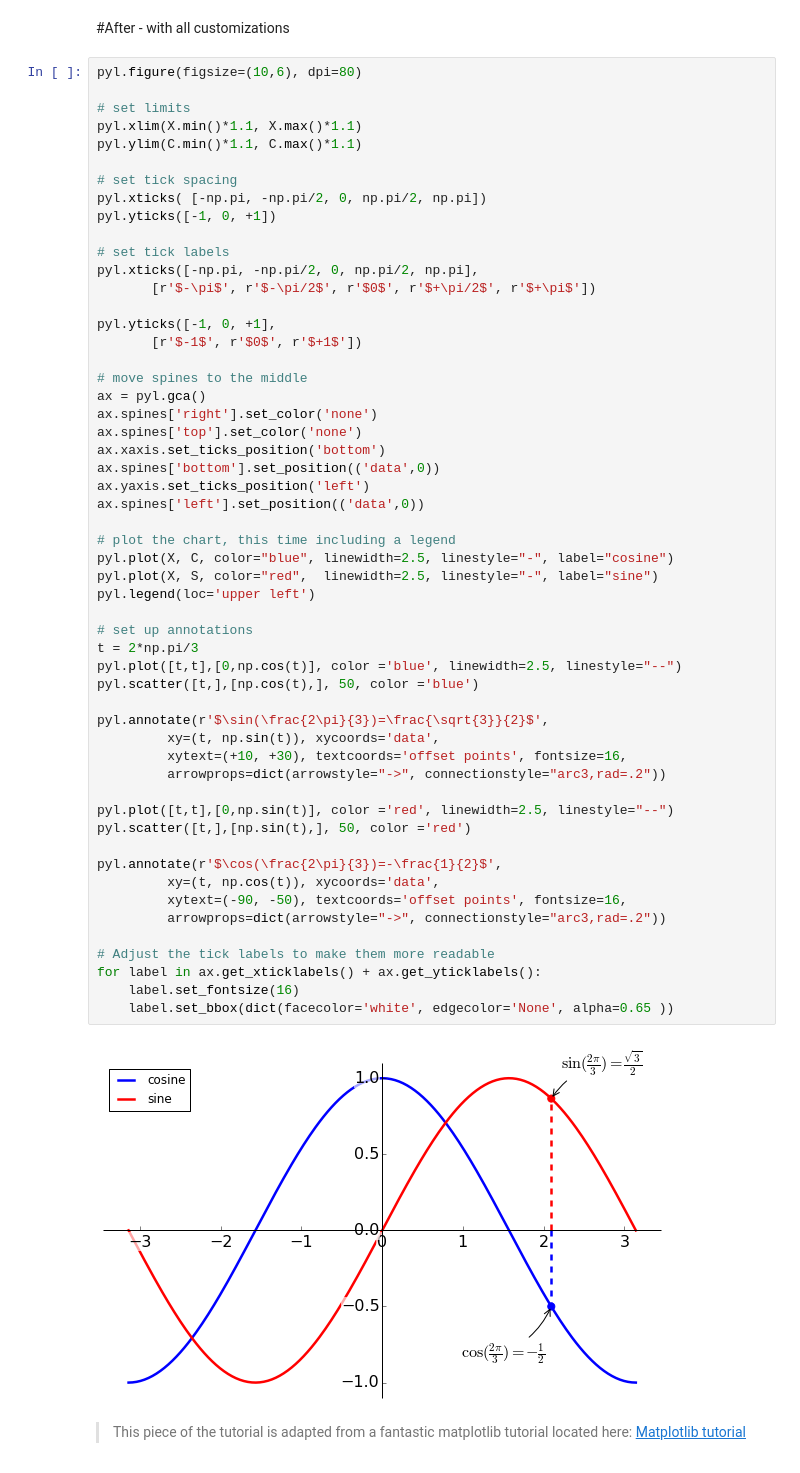
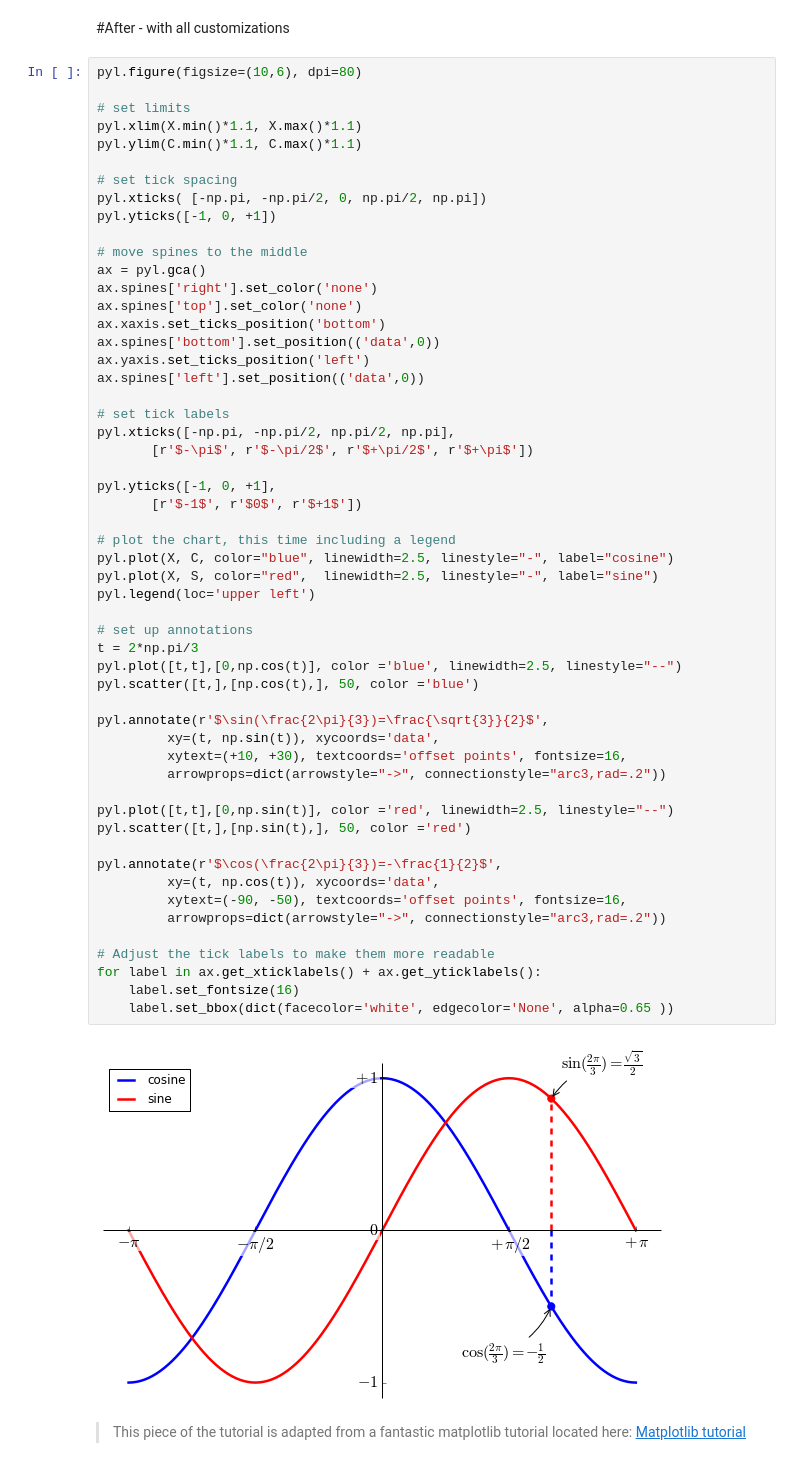
Before and after one commit to dtherrick/data-analysis-bootcamp, a Jupyter notebook: iPython/Section 3/Section 3 - Graphics.ipynb, the cells around one changed output. Cells and saved outputs as stored; diff of their text form.

```diff
--- a/iPython/Section 3/Section 3 - Graphics.ipynb
+++ b/iPython/Section 3/Section 3 - Graphics.ipynb
@@ -414,13 +410,6 @@ pyl.ylim(C.min()*1.1, C.max()*1.1)
 pyl.xticks( [-np.pi, -np.pi/2, 0, np.pi/2, np.pi])
 pyl.yticks([-1, 0, +1])
 
-# set tick labels
-pyl.xticks([-np.pi, -np.pi/2, 0, np.pi/2, np.pi],
-       [r'$-\pi$', r'$-\pi/2$', r'$0$', r'$+\pi/2$', r'$+\pi$'])
-
-pyl.yticks([-1, 0, +1],
-       [r'$-1$', r'$0$', r'$+1$'])
-
 # move spines to the middle
 ax = pyl.gca()
 ax.spines['right'].set_color('none')
@@ -429,36 +418,43 @@ ax.xaxis.set_ticks_position('bottom')
 ax.spines['bottom'].set_position(('data',0))
 ax.yaxis.set_ticks_position('left')
 ax.spines['left'].set_position(('data',0))
+
+# set tick labels
+pyl.xticks([-np.pi, -np.pi/2, np.pi/2, np.pi],
+       [r'$-\pi$', r'$-\pi/2$', r'$+\pi/2$', r'$+\pi$'])
+
+pyl.yticks([-1, 0, +1],
+       [r'$-1$', r'$0$', r'$+1$'])
 
 # plot the chart, this time including a legend
 pyl.plot(X, C, color="blue", linewidth=2.5, linestyle="-", label="cosine")
 pyl.plot(X, S, color="red",  linewidth=2.5, linestyle="-", label="sine")
 pyl.legend(loc='upper left')
 
 # set up annotations
 t = 2*np.pi/3
 pyl.plot([t,t],[0,np.cos(t)], color ='blue', linewidth=2.5, linestyle="--")
 pyl.scatter([t,],[np.cos(t),], 50, color ='blue')
 
 pyl.annotate(r'$\sin(\frac{2\pi}{3})=\frac{\sqrt{3}}{2}$',
          xy=(t, np.sin(t)), xycoords='data',
          xytext=(+10, +30), textcoords='offset points', fontsize=16,
          arrowprops=dict(arrowstyle="->", connectionstyle="arc3,rad=.2"))
 
 pyl.plot([t,t],[0,np.sin(t)], color ='red', linewidth=2.5, linestyle="--")
 pyl.scatter([t,],[np.sin(t),], 50, color ='red')
 
 pyl.annotate(r'$\cos(\frac{2\pi}{3})=-\frac{1}{2}$',
          xy=(t, np.cos(t)), xycoords='data',
          xytext=(-90, -50), textcoords='offset points', fontsize=16,
          arrowprops=dict(arrowstyle="->", connectionstyle="arc3,rad=.2"))
 
 # Adjust the tick labels to make them more readable
 for label in ax.get_xticklabels() + ax.get_yticklabels():
     label.set_fontsize(16)
     label.set_bbox(dict(facecolor='white', edgecolor='None', alpha=0.65 ))
 # %% [output]
-[figure, old version]
+[figure, new version]
 # %% [markdown]
 >This piece of the tutorial is adapted from a fantastic matplotlib tutorial located here:
 >[Matplotlib tutorial](http://www.labri.fr/perso/nrougier/teaching/matplotlib/)
```
Also changed, not shown: parts of 5 cells of this notebook, 4 other files.
